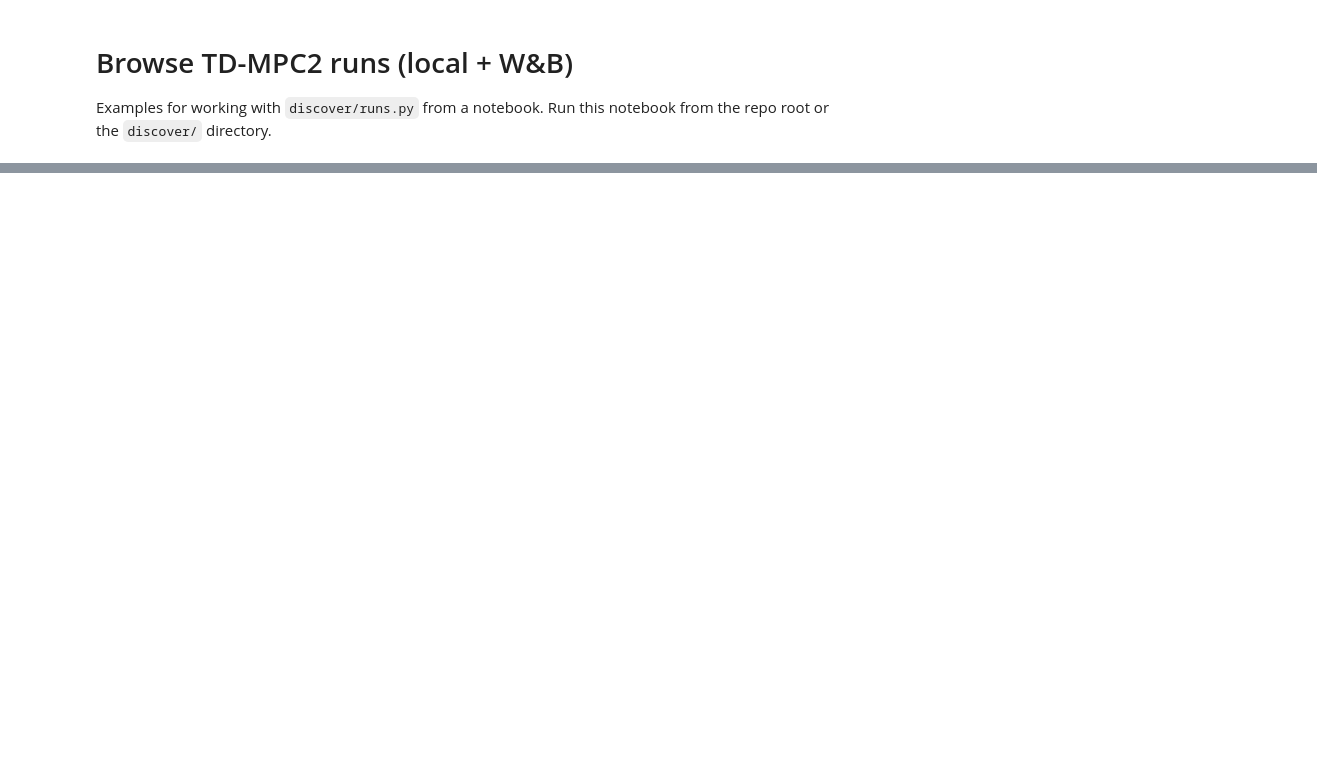
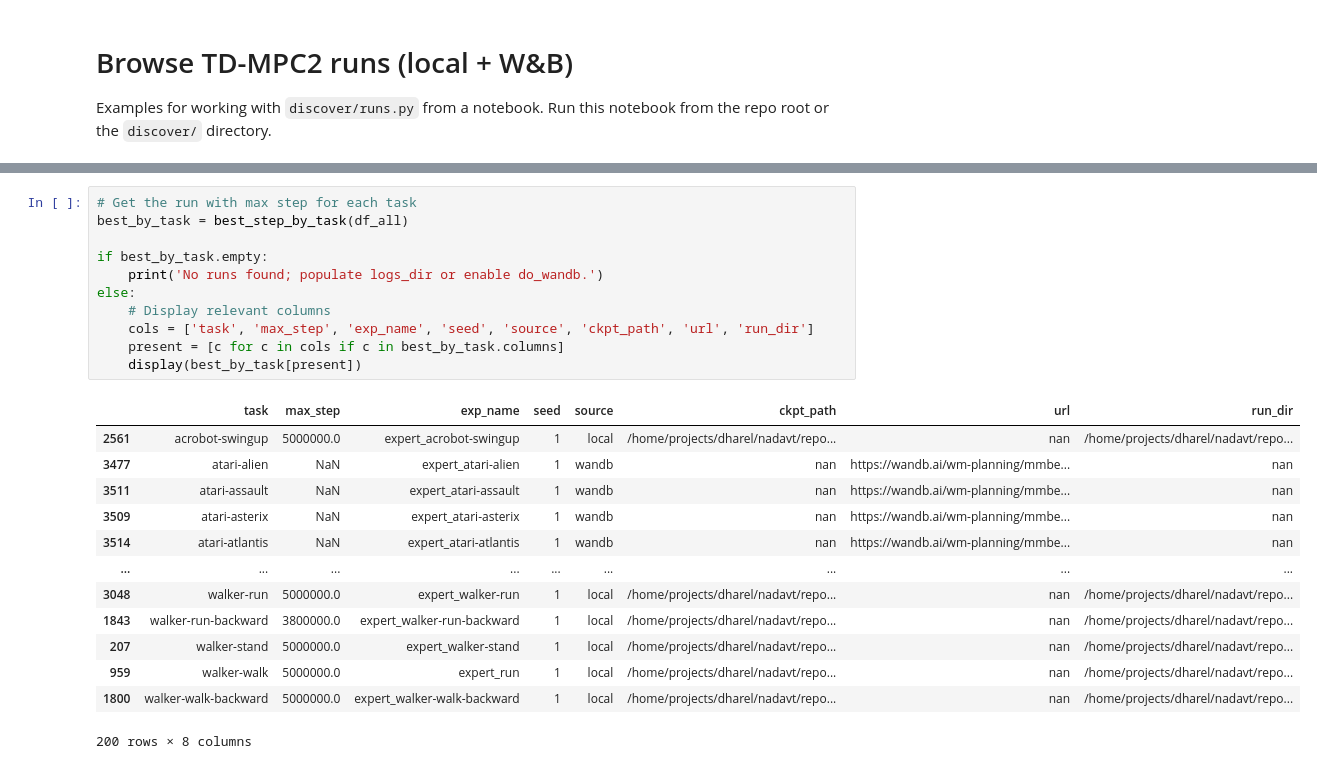
Before and after one commit to keyboardAnt/newt, a Jupyter notebook: discover/browse_runs.ipynb, the cells around one changed output, grey strips where cells are left out. Drawn from its saved outputs; the diff is of its cells as text; blank space fills up the shorter version.

```diff
--- a/discover/browse_runs.ipynb
+++ b/discover/browse_runs.ipynb
@@ -97,0 +308,25 @@ else:
+# %%
+# Get the run with max step for each task
+best_by_task = best_step_by_task(df_all)
+
+if best_by_task.empty:
+    print('No runs found; populate logs_dir or enable do_wandb.')
+else:
+    # Display relevant columns
+    cols = ['task', 'max_step', 'exp_name', 'seed', 'source', 'ckpt_path', 'url', 'run_dir']
+    present = [c for c in cols if c in best_by_task.columns]
+    display(best_by_task[present])
+# %% [output]
+|  | task | max_step | exp_name | seed | source | ckpt_path | url | run_dir |
+| 2561 | acrobot-swingup | 5000000.0 | expert_acrobot-swingup | 1 | local | /home/projects/dharel/nadavt/repo... | nan | /home/projects/dharel/nadavt/repo... |
+| 3477 | atari-alien | NaN | expert_atari-alien | 1 | wandb | nan | https://wandb.ai/wm-planning/mmbe... | nan |
+| 3511 | atari-assault | NaN | expert_atari-assault | 1 | wandb | nan | https://wandb.ai/wm-planning/mmbe... | nan |
+| 3509 | atari-asterix | NaN | expert_atari-asterix | 1 | wandb | nan | https://wandb.ai/wm-planning/mmbe... | nan |
+| 3514 | atari-atlantis | NaN | expert_atari-atlantis | 1 | wandb | nan | https://wandb.ai/wm-planning/mmbe... | nan |
+| ... | ... | ... | ... | ... | ... | ... | ... | ... |
+| 3048 | walker-run | 5000000.0 | expert_walker-run | 1 | local | /home/projects/dharel/nadavt/repo... | nan | /home/projects/dharel/nadavt/repo... |
+| 1843 | walker-run-backward | 3800000.0 | expert_walker-run-backward | 1 | local | /home/projects/dharel/nadavt/repo... | nan | /home/projects/dharel/nadavt/repo... |
+| 207 | walker-stand | 5000000.0 | expert_walker-stand | 1 | local | /home/projects/dharel/nadavt/repo... | nan | /home/projects/dharel/nadavt/repo... |
+| 959 | walker-walk | 5000000.0 | expert_run | 1 | local | /home/projects/dharel/nadavt/repo... | nan | /home/projects/dharel/nadavt/repo... |
+| 1800 | walker-walk-backward | 5000000.0 | expert_walker-walk-backward | 1 | local | /home/projects/dharel/nadavt/repo... | nan | /home/projects/dharel/nadavt/repo... |
+200 rows × 8 columns
```
Also changed, not shown: parts of 17 cells of this notebook, 3 other files.
